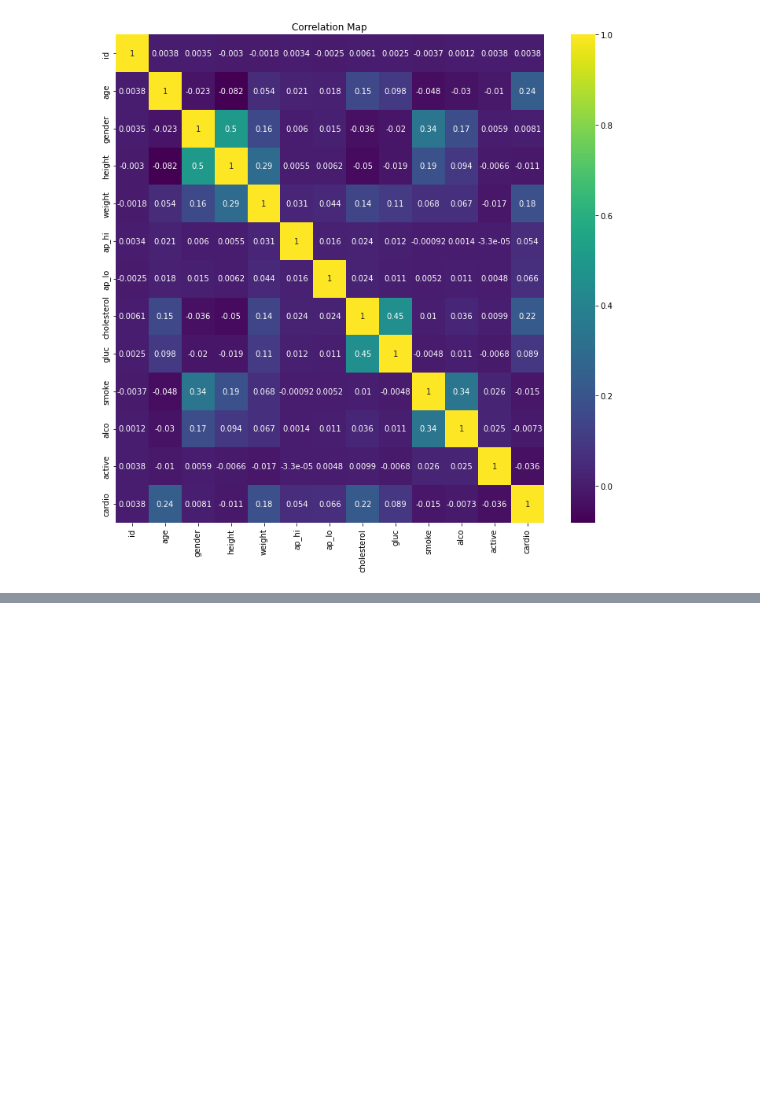
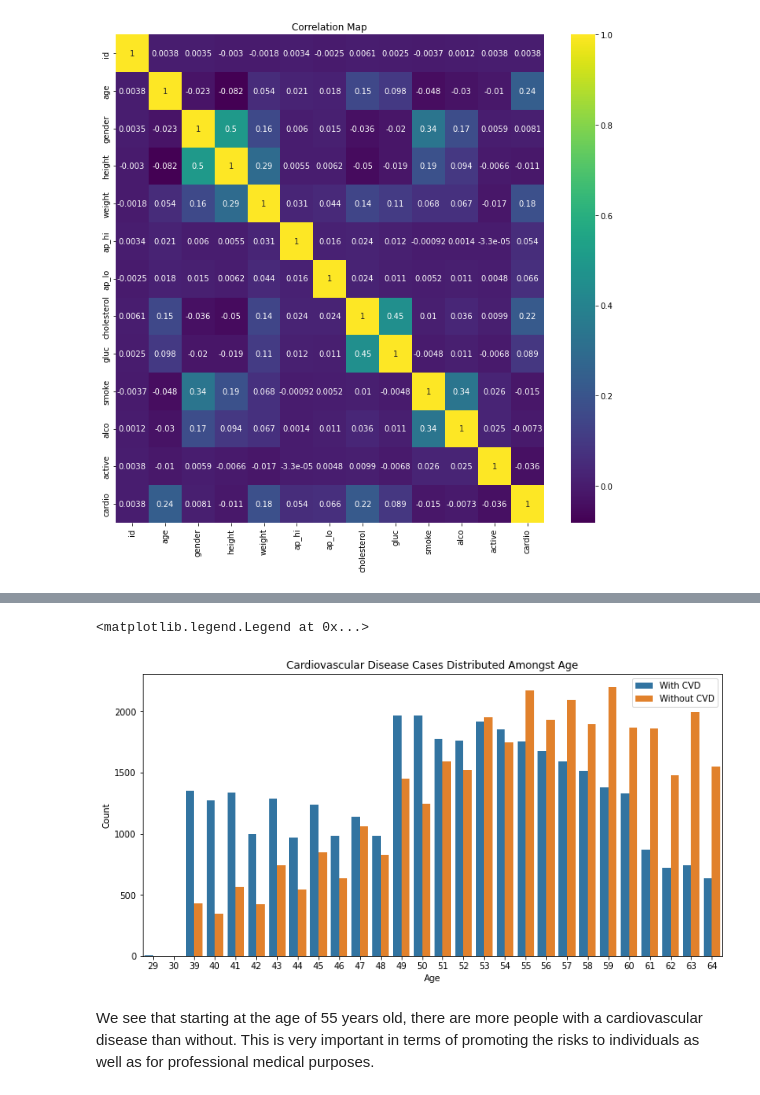
Before and after one commit to chantsin/Cardiovascular_Disease, a Jupyter notebook: Cardiovascular_Disease_Analysis.ipynb, the cells around one changed output, grey strips where cells are left out. Drawn from its saved outputs; the diff is of its cells as text; code cells hidden in the pictures; blank space fills up the shorter version.

```diff
--- a/Cardiovascular_Disease_Analysis.ipynb
+++ b/Cardiovascular_Disease_Analysis.ipynb
@@ -154,0 +184,12 @@ px.bar(cvd_by_chol, x='Cholesterol Levels', y='Average Cardiovascular Disease',
+# %%
+plt.figure(figsize=(12,6))
+sns.countplot(x='age', hue='cardio', data=df)
+plt.title("Cardiovascular Disease Cases Distributed Amongst Age")
+plt.xlabel('Age')
+plt.ylabel('Count')
+plt.legend(labels=['With CVD', 'Without CVD'])
+# %% [output]
+<matplotlib.legend.Legend at 0x...>
+[figure, added]
+# %% [markdown]
+We see that starting at the age of 55 years old, there are more people with a cardiovascular disease than without. This is very important in terms of promoting the risks to individuals as well as for professional medical purposes.
```
Also changed, not shown: parts of 33 cells of this notebook.
